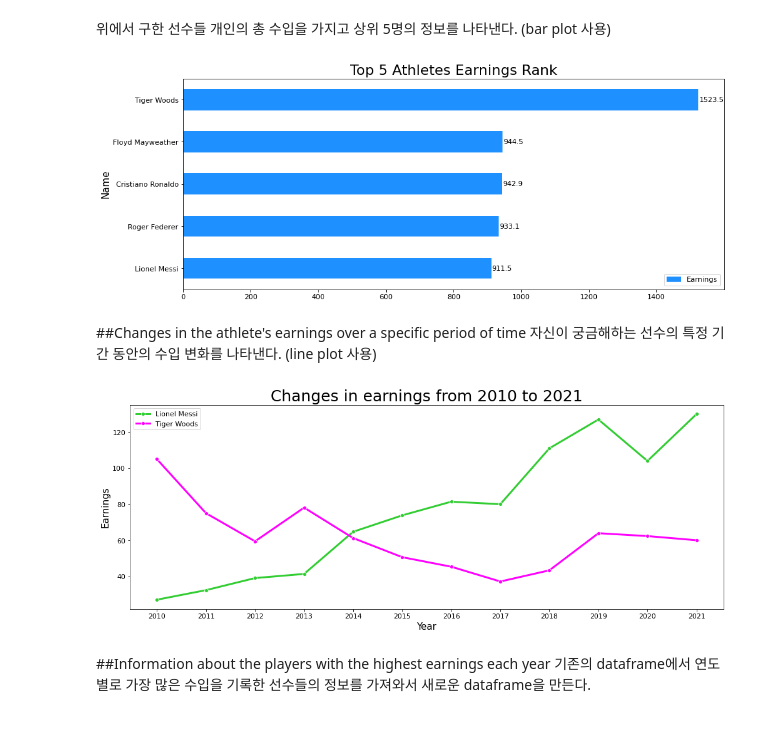
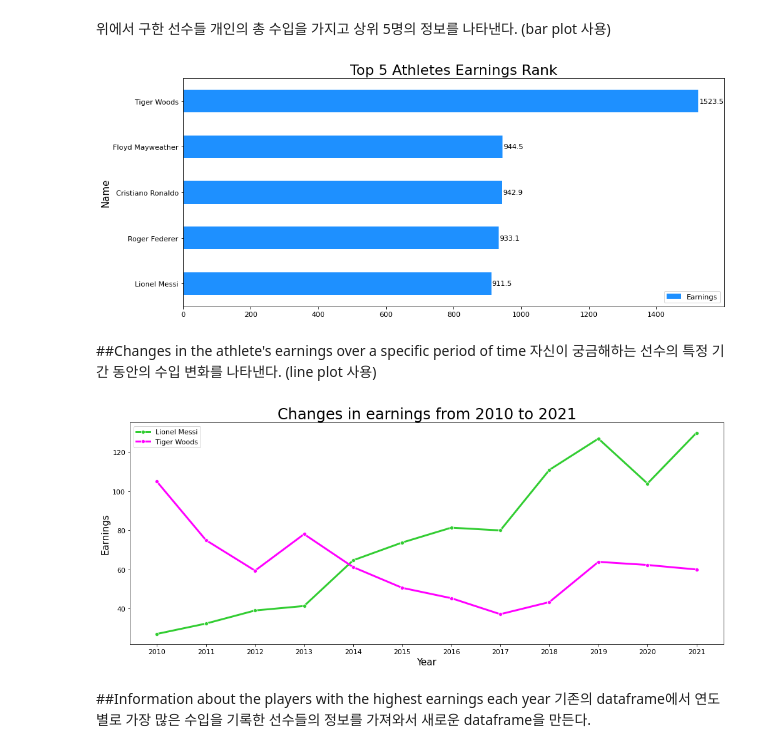
Before and after one commit to gjsin1105/DAP__, a Jupyter notebook: FinalProject.ipynb, the cells around one changed output. Cells and saved outputs as stored; diff of their text form; code cells hidden in the pictures.

```diff
--- a/FinalProject.ipynb
+++ b/FinalProject.ipynb
@@ -124,15 +124,15 @@ Name: Earnings, Length: 429, dtype: float64
 # %%
 top = pd.DataFrame(athlete_total)
 topincome = top.iloc[len(athlete_total)-5:len(athlete_total)+1]
 plt.rc('font', size=11)
 plt.rc('axes', titlesize=22)
 plt.rc('axes', labelsize=15)
-ax = topincome.plot(kind='barh', figsize=(15, 6), title='Top 5 Athletes Earnings Rank', color='dodgerblue', grid=False)
+ax = topincome.plot(kind='barh', figsize=(15, 6.5), title='Top 5 Athletes Earnings Rank', color='dodgerblue', grid=False)
 for p in ax.patches:
     x, y, width, height = p.get_bbox().bounds
     ax.text(width*1.002, y+height/2, "%.1f"%(width), va='center')
 # %% [output]
-[figure, old version]
+[figure, new version]
 # %% [markdown]
 ##Changes in the athlete's earnings over a specific period of time
 자신이 궁금해하는 선수의 특정 기간 동안의 수입 변화를 나타낸다.
@@ -142,8 +142,8 @@ df12 = df.iloc[:1050]
 df1 = df12.loc[:, ['Name', 'Earnings', 'Year']]
 df2 = df1.loc[df1['Name']=='Lionel Messi']
 df3 = df1.loc[df1['Name']=='Tiger Woods']
-fig = plt.figure(figsize=(17,6))
-plt.title('Changes in earnings from 2010 to 2021',fontsize=25)
+fig = plt.figure(figsize=(17,6.5))
+plt.title('Changes in earnings from 2010 to 2021',fontsize=24)
 plt.xlabel('Year')
 plt.ylabel('Earnings')
 sns.lineplot(x=df2['Year'], y=df2['Earnings'], label='Lionel Messi', linewidth=3, color='limegreen', marker="o")
@@ -151,7 +151,7 @@ sns.lineplot(x=df3['Year'], y=df3['Earnings'], label='Tiger Woods', linewidth=3,
 plt.xticks(np.arange(2010, 2022), ('2010', '2011', '2012', '2013', '2014', '2015', '2016', '2017', '2018', '2019', '2020', '2021'))
 plt.show()
 # %% [output]
-[figure, old version]
+[figure, new version]
 # %% [markdown]
 ##Information about the players with the highest earnings each year
 기존의 dataframe에서 연도별로 가장 많은 수입을 기록한 선수들의 정보를 가져와서 새로운 dataframe을 만든다.
```
Also changed, not shown: parts of 4 cells of this notebook.
